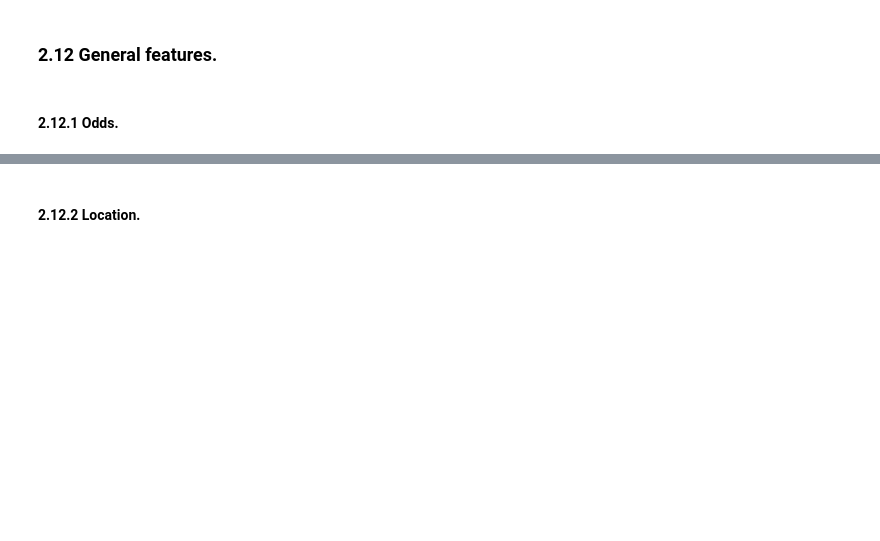
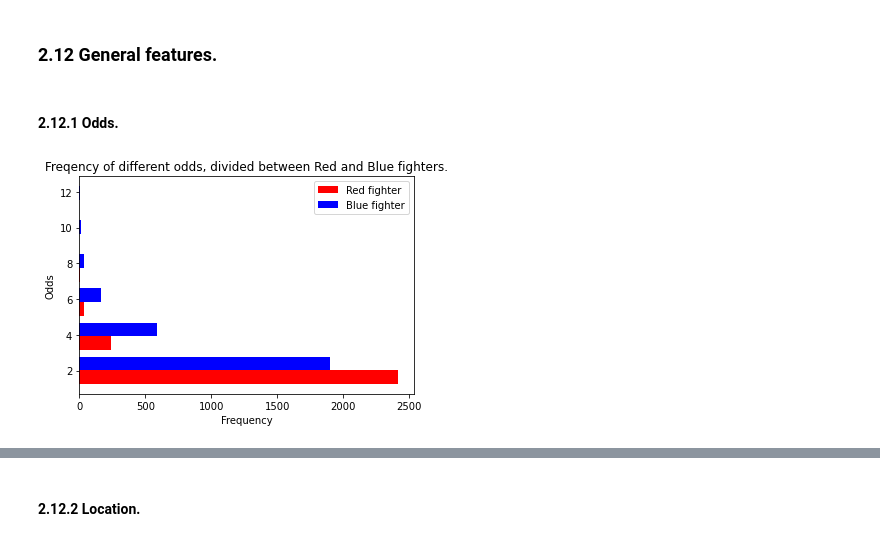
Before and after one commit to Gustavclausen1804/UFC-dataset, a Jupyter notebook: BDA_project.ipynb, the cells around one changed output, grey strips where cells are left out. Drawn from its saved outputs; the diff is of its cells as text; code cells hidden in the pictures; blank space fills up the shorter version.

Commit message:
Labels and explanations to Vis.

```diff
--- a/BDA_project.ipynb
+++ b/BDA_project.ipynb
@@ -139,0 +147,9 @@ plt.hist(ufc_gen[['R_odds_dec', 'B_odds_dec']], color = ['Red', 'Blue'])
+# %%
+plt.hist(ufc_gen[['R_odds_dec', 'B_odds_dec']], color = ['Red', 'Blue'], bins = 6, orientation = 'horizontal', label = ['Red fighter', 'Blue fighter'])
+plt.xlabel('Frequency')
+plt.ylabel('Odds')
+plt.title('Freqency of different odds, divided between Red and Blue fighters.')
+plt.legend()
+plt.show()
+# %% [output]
+[figure, added]
```
Also changed, not shown: parts of 32 cells of this notebook.
